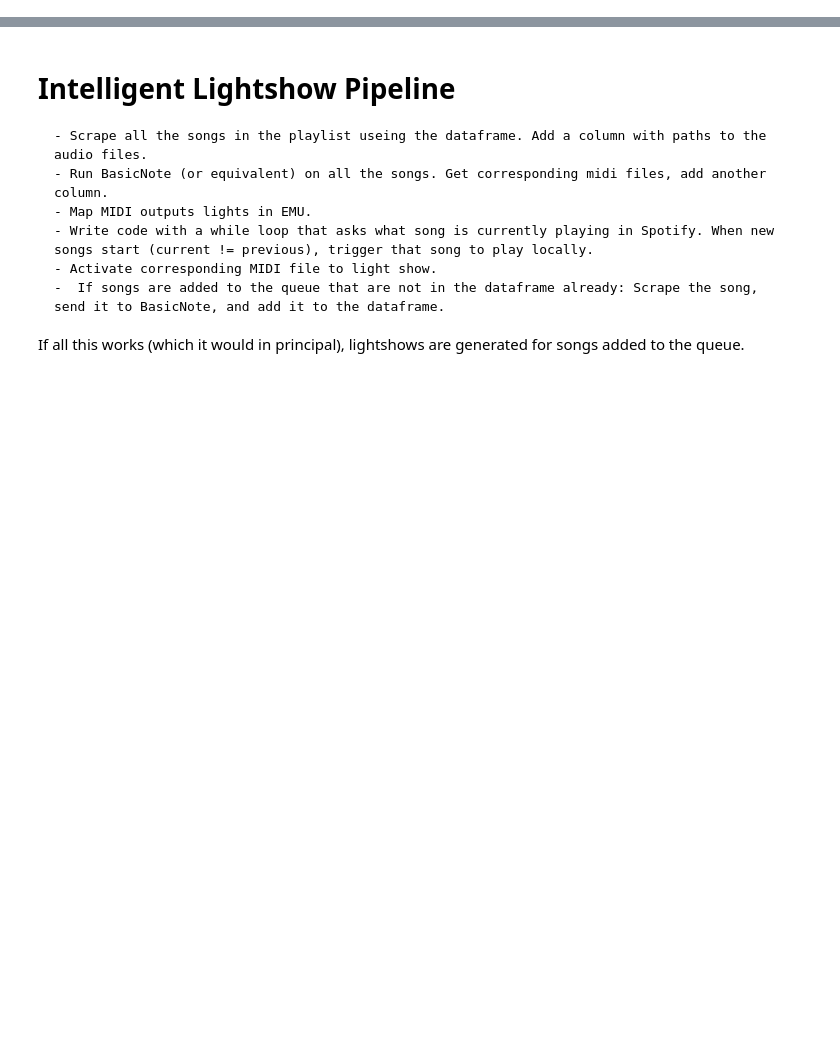
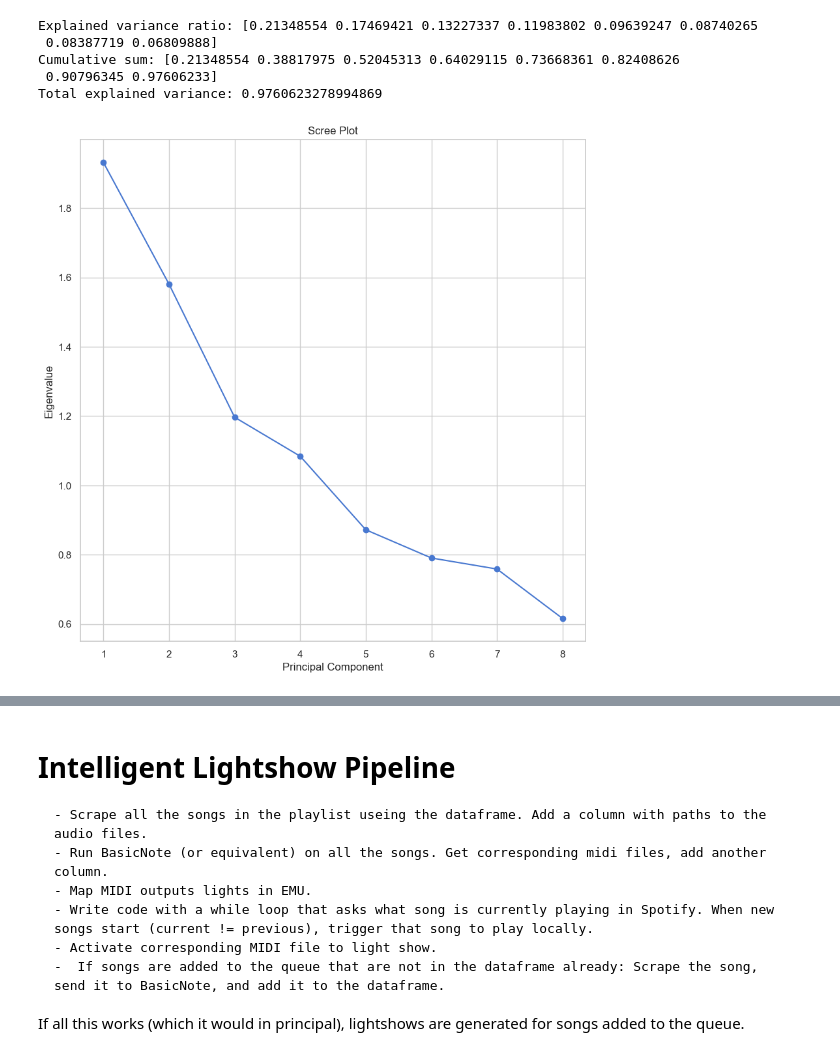
Before and after one commit to LandryBulls/PlaylistPulser, a Jupyter notebook: development.ipynb, the cells around one changed output, grey strips where cells are left out. Saved outputs shown, nothing was run; the diff lists cells and outputs as text; code cells hidden in the pictures; blank space fills up the shorter version.

```diff
--- a/development.ipynb
+++ b/development.ipynb
@@ -305,0 +314,30 @@ plt.show()
+# %%
+# find the influential columns from the PCA
+# get the eigenvectors
+eigenvectors = pca.components_
+# get the eigenvalues
+eigenvalues = pca.explained_variance_
+# get the explained variance ratio
+explained_variance_ratio = pca.explained_variance_ratio_
+# get the cumulative sum of the explained variance ratio
+cumulative_sum = np.cumsum(explained_variance_ratio)
+
+print(f'Explained variance ratio: {explained_variance_ratio}')
+print(f'Cumulative sum: {cumulative_sum}')
+print(f'Total explained variance: {np.sum(explained_variance_ratio)}')
+# %% [output]
+Explained variance ratio: [0.21348554 0.17469421 0.13227337 0.11983802 0.09639247 0.08740265
+ 0.08387719 0.06809888]
+Cumulative sum: [0.21348554 0.38817975 0.52045313 0.64029115 0.73668361 0.82408626
+ 0.90796345 0.97606233]
+Total explained variance: 0.9760623278994869
+# %%
+# do the scree plot
+plt.figure(figsize=(10, 10), dpi=100)
+plt.plot(np.arange(1, len(eigenvalues)+1), eigenvalues, 'o-')
+plt.xlabel('Principal Component')
+plt.ylabel('Eigenvalue')
+plt.title('Scree Plot')
+plt.show()
+# %% [output]
+[figure, added]
```
Also changed, not shown: parts of 41 cells of this notebook, 3 other files.
